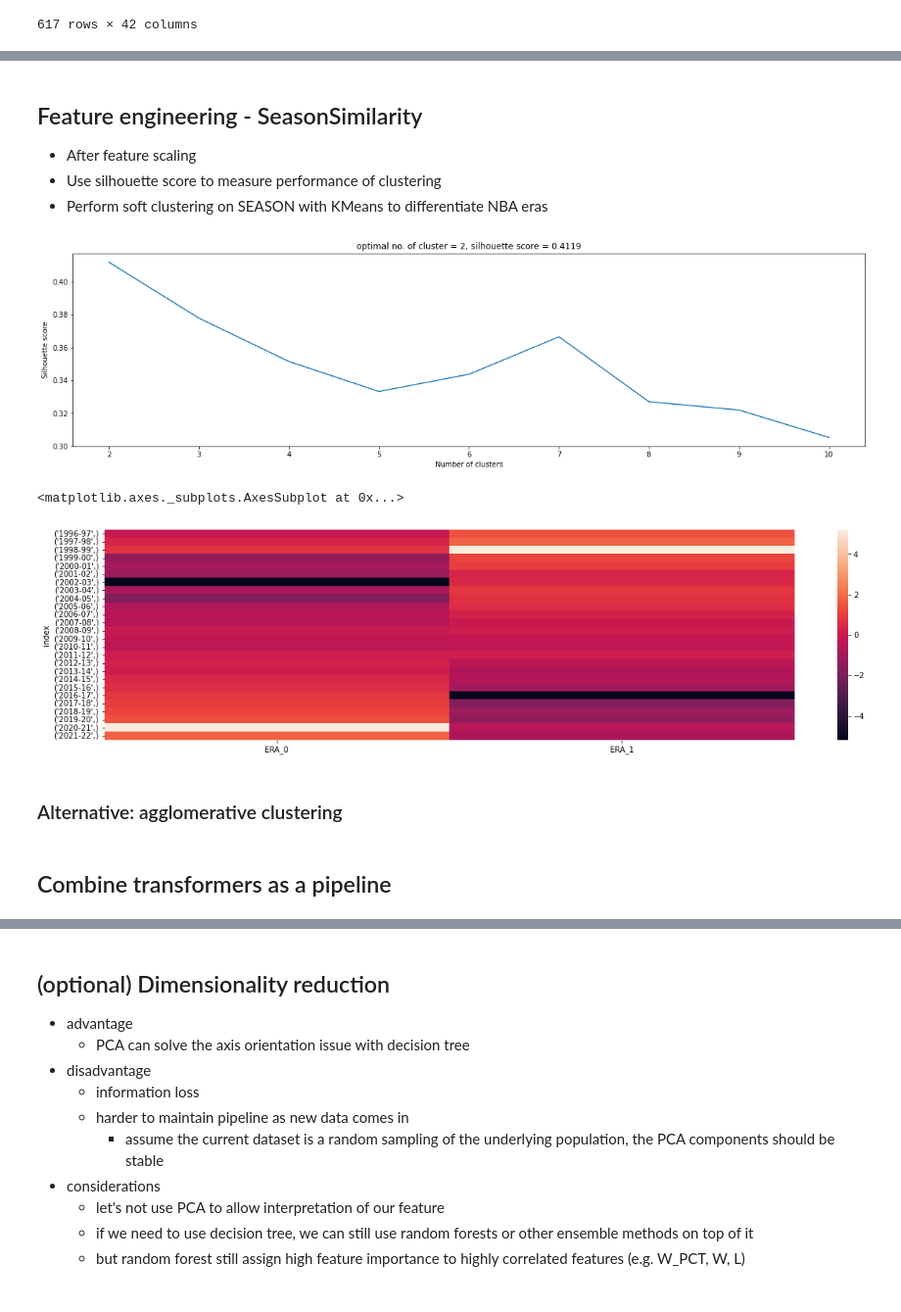
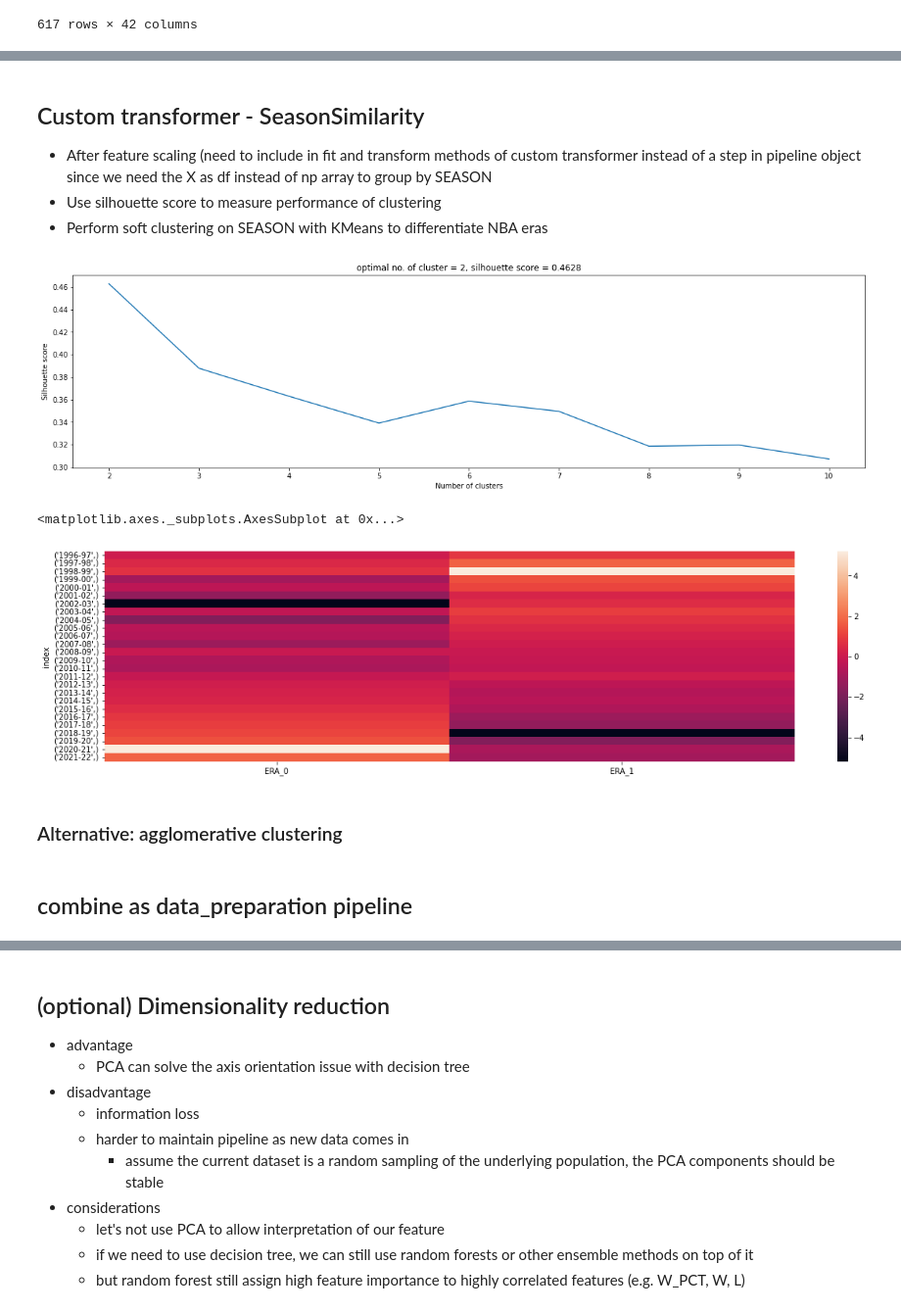
Before and after one commit to WillKWL/Project-NBASeason, a Jupyter notebook: 2_EDA.ipynb, the cells around one changed output, grey strips where cells are left out. Shown: that part at 98% size. Saved outputs shown, nothing was run; the diff lists cells and outputs as text; code cells hidden in the pictures.

```diff
--- a/2_EDA.ipynb
+++ b/2_EDA.ipynb
@@ -236,7 +250,7 @@ class NewColumn(BaseEstimator, TransformerMixin):
 
   def transform(self, X):
     # 2 Point Field Goals Attempted = All Field Goals Attempted - 3 Point Field Goals Attempted
-    output = X.copy()
+    output = copy.deepcopy(X)
     output['FG2A'] = output['FGA'] - output['FG3A']
     # 2 Point Field Goals Made
     output['FG2M'] = output['FGM'] - output['FG3M']
@@ -335,7 +376,7 @@ num_pipeline = make_pipeline(
     # feature scaling + outlier removal by transforming features into quantiles
       # some features have heavy tails, some look like normal so let's use transform them all to normal by quantile
       # instead of taking log for every feature
-    QuantileTransformer(output_distribution="normal", random_state=42)
+    MyQuantileTransformer(output_distribution="normal", random_state=42)
 )
 # %%
 pd.DataFrame(num_pipeline.fit_transform(season.select_dtypes(include=np.number)),
@@ -357,6 +434,6 @@ pd.DataFrame(num_pipeline.fit_transform(season.select_dtypes(include=np.number))
 # %% [markdown]
-## Feature engineering - SeasonSimilarity
-- After feature scaling
+## Custom transformer - SeasonSimilarity
+- After feature scaling (need to include in fit and transform methods of custom transformer instead of a step in pipeline object since we need the X as df instead of np array to group by SEASON
 - Use silhouette score to measure performance of clustering
 - Perform soft clustering on SEASON with KMeans to differentiate NBA eras
 # %%
@@ -366,14 +443,17 @@ class SeasonSimilarity(BaseEstimator, TransformerMixin):
     self.n_clusters = n_clusters
     self.random_state = random_state
 
-  def fit(self, X, y = None, sample_weight = None):
+  def fit(self, X, y = None, sample_weight = None, plot_silh = False):
+    # pass the df into data_cleaning pipeline to scale features
+    X = pd.DataFrame(data_cleaning.fit_transform(X),
+                     columns = data_cleaning.get_feature_names_out())
     # group by season to get league average
-    X_season = X.groupby("SEASON").mean().sort_index()
+    X_season = X.groupby("SEASON").mean().sort_index().dropna(axis=0) # dropna as GridSearchCV will create NA for those seasons not included in CV folds
     self.feature_names_in_ = X.columns.values
     self.index_names = X_season.sort_index().index.values
 
     # test performance with silhouette score (distance from one's center and from other centers) from 2 to 10 clusters
-    # we cannot tune this as hyperparameter with CV because once we apply CV, the cluster center will change
+    # don't consider tuning k as hyperparameter because silhouette score is more intuitive
     # e.g. clustering based on records from 1996 to 2022 (full range) vs clustering based on records from 2010 to 2022 (1st fold)
     k_range = np.arange(2,11,1)
     silh_scores = []
@@ -385,11 +465,12 @@ class SeasonSimilarity(BaseEstimator, TransformerMixin):
 
     max_k = k_range[np.argmax(silh_scores)]
     max_silh = max(silh_scores)
-    plt.plot(k_range, silh_scores)
-    plt.xlabel("Number of clusters")
-    plt.ylabel("Silhouette score")
-    plt.title(f"optimal no. of cluster = {max_k}, silhouette score = {max_silh:0.4f}")
-    plt.show()
+    if plot_silh:
+      plt.plot(k_range, silh_scores)
+      plt.xlabel("Number of clusters")
+      plt.ylabel("Silhouette score")
+      plt.title(f"optimal no. of cluster = {max_k}, silhouette score = {max_silh:0.4f}")
+      plt.show()
 
     self.n_clusters = max_k
     self.kmeans_ = KMeans(self.n_clusters, random_state=self.random_state)
@@ -397,13 +478,16 @@ class SeasonSimilarity(BaseEstimator, TransformerMixin):
     return self
 
   def transform(self, X):
+    # pass the df into data_cleaning pipeline to scale features before clustering
+    X = pd.DataFrame(data_cleaning.fit_transform(X),
+                     columns = data_cleaning.get_feature_names_out())
 
     X_season = X.groupby("SEASON").mean().sort_index()
     # soft clustering for n clusters + quantile transform = normalized cluster distance
-    X_clusterdist = QuantileTransformer(output_distribution="normal", random_state=42).fit_transform(self.kmeans_.transform(X_season))
+    X_clusterdist = MyQuantileTransformer(output_distribution="normal", random_state=42).fit_transform(self.kmeans_.transform(X_season))
     # X_clusterdist = self.kmeans_.transform(X_season)
     X_cluster = pd.DataFrame(X_clusterdist, index = X_season.index, columns=[f"ERA_{i}" for i in range(self.n_clusters)]).reset_index()
-    output = X[["SEASON"]].merge(X_cluster, how = "inner", on = "SEASON")
+    output = X.merge(X_cluster, how = "inner", on = "SEASON")
     output.drop(columns = ["SEASON"], inplace = True)
     output.index = X[["SEASON"]]
     self.output_features = output.columns.values
@@ -412,16 +496,13 @@ class SeasonSimilarity(BaseEstimator, TransformerMixin):
 
   def get_feature_names_out(self, names = None):
     return self.output_features
-# %%
-# standardize before
-num_df = pd.concat([pd.DataFrame(num_pipeline.fit_transform(season.select_dtypes(include=np.number)),
-             columns = num_pipeline.get_feature_names_out()),
-           season['SEASON']], axis = 1)
-sns.heatmap(SeasonSimilarity(random_state=42).fit_transform(num_df).reset_index().groupby(["index"]).mean())
-# %% [output]
-[figure, removed]
-<matplotlib.axes._subplots.AxesSubplot at 0x...>
-[figure, removed]
+# %%
+season_prepared = SeasonSimilarity(random_state=42).fit_transform(season, plot_silh = True)
+sns.heatmap(season_prepared.loc[:, ["ERA" in x for x in season_prepared.columns]].reset_index().groupby(["index"]).mean())
+# %% [output]
+[figure, added]
+<matplotlib.axes._subplots.AxesSubplot at 0x...>
+[figure, added]
 # %% [markdown]
 ### Alternative: agglomerative clustering
 # %%
@@ -488,4 +569,4 @@ sns.heatmap(SeasonSimilarity(random_state=42).fit_transform(num_df).reset_index(
 # agg_cluster = SeasonSimilarity2(n_clusters = 3, compute_distances=True).fit(season)
 # agg_cluster.plot_dendrogram()
 # %% [markdown]
-## Combine transformers as a pipeline
+## combine as data_preparation pipeline
```
Also changed, not shown: parts of 57 cells of this notebook.
